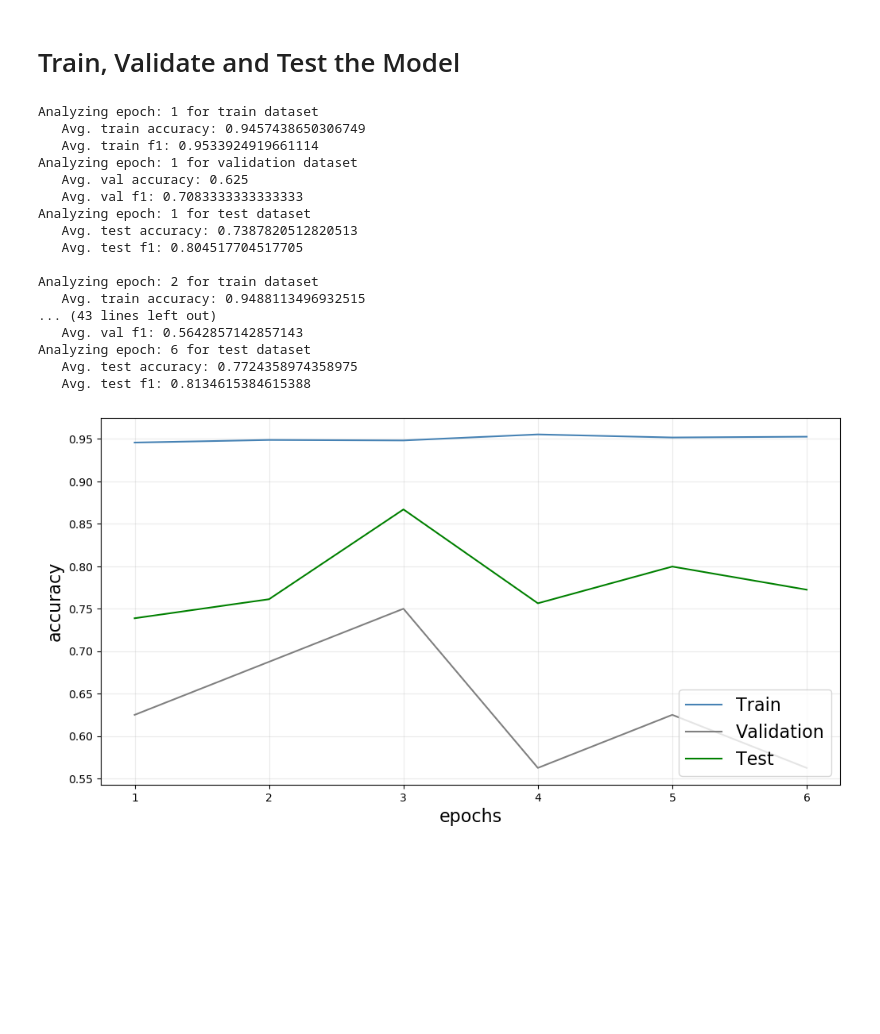
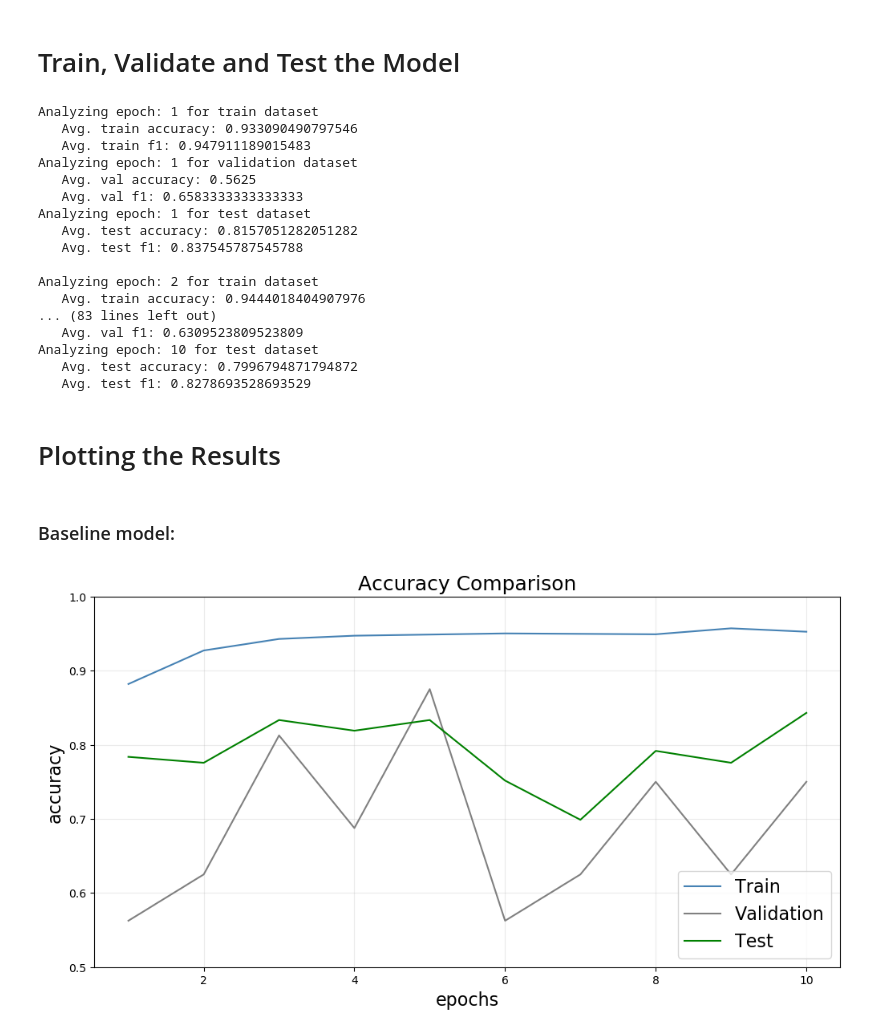
Before and after one commit to jimenasalinas/predicting_pneumonia, a Jupyter notebook: notebooks/hparams_tunning.ipynb, the cells around one changed output. Drawn from its saved outputs; the diff is of its cells as text; code cells hidden in the pictures; blank space fills up the shorter version.

Commit message:
hparams tuning and plots

```diff
--- a/notebooks/hparams_tunning.ipynb
+++ b/notebooks/hparams_tunning.ipynb
@@ -602,7 +570,7 @@ optimizer = optim.AdamW(model.parameters(), lr=0.001, betas=(0.9, 0.999), eps=1e
 # %% [markdown]
 # Train, Validate and Test the Model
 # %%
-EPOCHS = 6
+EPOCHS = 10
 
 train_losses = []
 train_accuracies = []
@@ -747,36 +715,61 @@ for e in range(EPOCHS):  # loop over the dataset multiple times
     print()
 # %% [output]
 Analyzing epoch: 1 for train dataset
-   Avg. train accuracy: 0.9457438650306749
-   Avg. train f1: 0.9533924919661114
+   Avg. train accuracy: 0.933090490797546
+   Avg. train f1: 0.947911189015483
 Analyzing epoch: 1 for validation dataset
-   Avg. val accuracy: 0.625
-   Avg. val f1: 0.7083333333333333
+   Avg. val accuracy: 0.5625
+   Avg. val f1: 0.6583333333333333
 Analyzing epoch: 1 for test dataset
-   Avg. test accuracy: 0.7387820512820513
-   Avg. test f1: 0.804517704517705
+   Avg. test accuracy: 0.8157051282051282
+   Avg. test f1: 0.837545787545788
 
 Analyzing epoch: 2 for train dataset
-   Avg. train accuracy: 0.9488113496932515
-... (43 lines left out)
-   Avg. val f1: 0.5642857142857143
-Analyzing epoch: 6 for test dataset
-   Avg. test accuracy: 0.7724358974358975
-   Avg. test f1: 0.8134615384615388
+   Avg. train accuracy: 0.9444018404907976
+... (83 lines left out)
+   Avg. val f1: 0.6309523809523809
+Analyzing epoch: 10 for test dataset
+   Avg. test accuracy: 0.7996794871794872
+   Avg. test f1: 0.8278693528693529
+# %%
+model_2_results = {'train_losses' : train_losses,
+                   'train_accuracies' : train_accuracies,
+                   'train_f1' : train_f1,
+                   'val_losses' : val_losses,
+                   'val_accuracies' : val_accuracies,
+                   'val_f1' : val_f1,
+                   'test_accuracies' : test_accuracies,
+                   'test_f1' : test_f1}
+# %%
+# Export the dictionary as a JSON file
+with open("model2_results.json", "w") as file:
+    json.dump(model_2_results, file)
+# %% [markdown]
+# Plotting the Results
+# %% [markdown]
+### Baseline model:
+# %%
+with open("model1_results.json", "r") as file:
+    data = json.load(file)
 # %%
 # Plotting the training, testing and validation accuracies
 fig, ax = plt.subplots(nrows=1, ncols=1, figsize=(12,6))
 epochs_array = [i + 1 for i in range(0, EPOCHS, 1)]
-ax.plot(epochs_array, train_accuracies, color="steelblue", label='Train')
-ax.plot(epochs_array, val_accuracies, color="grey", label='Validation')
-ax.plot(epochs_array, test_accuracies, color="green", label='Test')
+
+ax.plot(epochs_array, data['train_accuracies'], color="steelblue", label='Train')
+ax.plot(epochs_array, data['val_accuracies'], color="grey", label='Validation')
+ax.plot(epochs_array, data['test_accuracies'], color="green", label='Test')
+
 ax.grid(alpha=0.25)
 ax.legend(loc="lower right", fontsize=16)
 ax.set_xlabel("epochs", fontsize=16)
 ax.set_ylabel("accuracy", fontsize=16)
+ax.set_title("Accuracy Comparison", fontsize=18)
+ax.set_ylim(0.5, 1.0)
+
 plt.show()
 # %% [output]
-[figure, old version]
+[figure, new version]
 # %%
 # Plotting the training, testing and validation F1 scores
 fig, ax = plt.subplots(nrows=1, ncols=1, figsize=(12,6))
```
Also changed, not shown: parts of 14 cells of this notebook, 2 other files.
